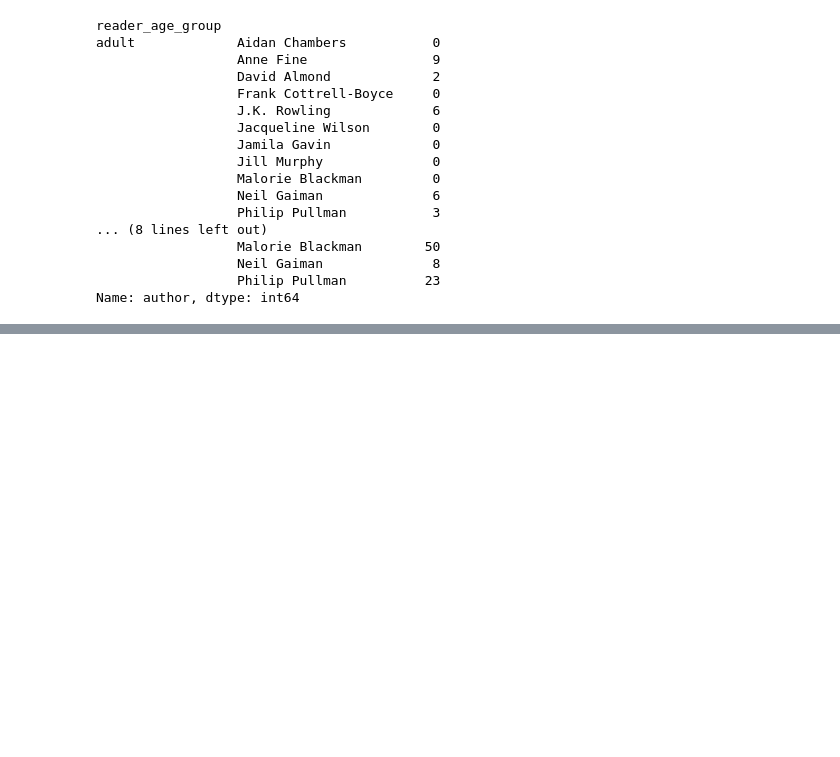
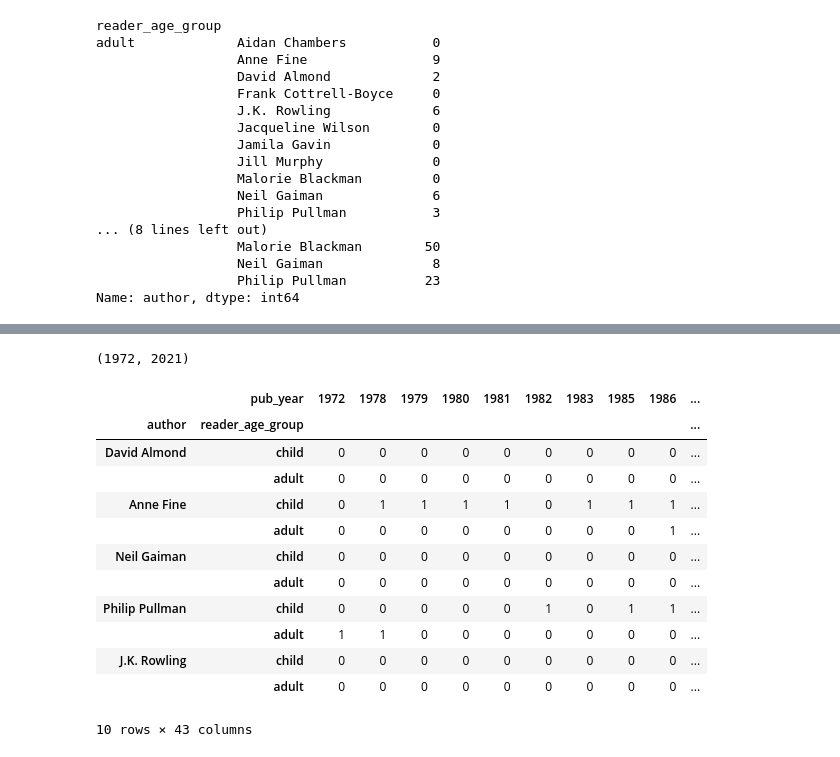
Before and after one commit to dimboump/crosswriters, a Jupyter notebook: 0-get_english_corpus.ipynb, the cells around one changed output, grey strips where cells are left out. Drawn from its saved outputs; the diff is of its cells as text; code cells hidden in the pictures; blank space fills up the shorter version.

```diff
--- a/0-get_english_corpus.ipynb
+++ b/0-get_english_corpus.ipynb
@@ -131,0 +133,8 @@ Name: reader_age_group, dtype: int64
+# %%
+df = (meta
+    .groupby('author')
+    .filter(lambda _df: _df['reader_age_group'].nunique() == 2)
+)
+
+print("Before:", meta['reader_age_group'].value_counts(sort=False), sep='\n', end='\n\n')
+print("After: ", df['reader_age_group'].value_counts(sort=False), sep='\n')
@@ -131,0 +285,59 @@ Name: reader_age_group, dtype: int64
+# %%
+earliest_year = period['earliest_pub'].min()
+latest_year = period['latest_pub'].max()
+
+earliest_year, latest_year
+# %% [output]
+(1972, 2021)
+# %%
+time_df = df[['author', 'pub_year', 'reader_age_group']]
+
+years = pd.date_range(
+    start=f'01/01/{earliest_year}',
+    end=f'01/01/{latest_year + 1}',
+    freq='Y'
+)
+
+years_list = list(years.year.values)
+
+time_df = (
+    pd.concat([
+        time_df,
+        pd.DataFrame(
+            np.NaN,
+            columns=years_list,
+            index=time_df.index
+        )
+    ],
+    axis=1)
+)
+
+time_df['Counts'] = (time_df
+    .groupby(['author', 'reader_age_group'], observed=True)['pub_year']
+    .cumcount()
+    .add(1)
+)
+
+works_df = (time_df
+    .groupby(['author', 'reader_age_group'], observed=True)['pub_year']
+    .value_counts()
+    .unstack()
+    .fillna(0)
+    .astype(int)
+)
+
+works_df
+# %% [output]
+|  | pub_year | 1972 | 1978 | 1979 | 1980 | 1981 | 1982 | 1983 | 1985 | 1986 | ... |
+| author | reader_age_group |  |  |  |  |  |  |  |  |  | ... |
+| David Almond | child | 0 | 0 | 0 | 0 | 0 | 0 | 0 | 0 | 0 | ... |
+|  | adult | 0 | 0 | 0 | 0 | 0 | 0 | 0 | 0 | 0 | ... |
+| Anne Fine | child | 0 | 1 | 1 | 1 | 1 | 0 | 1 | 1 | 1 | ... |
+|  | adult | 0 | 0 | 0 | 0 | 0 | 0 | 0 | 0 | 1 | ... |
+| Neil Gaiman | child | 0 | 0 | 0 | 0 | 0 | 0 | 0 | 0 | 0 | ... |
+|  | adult | 0 | 0 | 0 | 0 | 0 | 0 | 0 | 0 | 0 | ... |
+| Philip Pullman | child | 0 | 0 | 0 | 0 | 0 | 1 | 0 | 1 | 1 | ... |
+|  | adult | 1 | 1 | 0 | 0 | 0 | 0 | 0 | 0 | 0 | ... |
+| J.K. Rowling | child | 0 | 0 | 0 | 0 | 0 | 0 | 0 | 0 | 0 | ... |
+|  | adult | 0 | 0 | 0 | 0 | 0 | 0 | 0 | 0 | 0 | ... |
+10 rows × 43 columns
```
Also changed, not shown: parts of 29 cells of this notebook, 7 other files.
